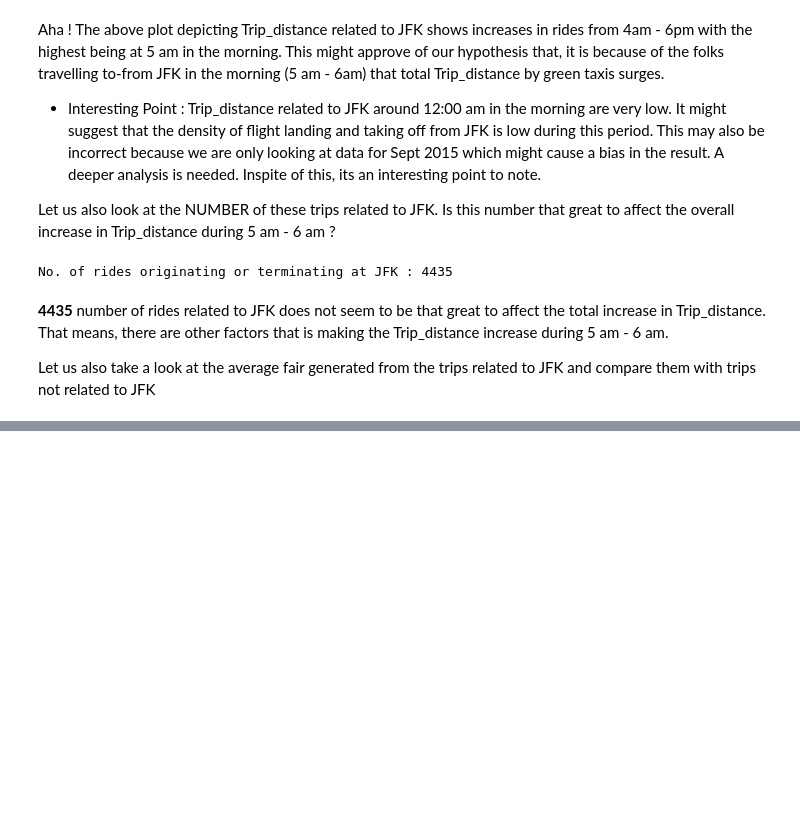
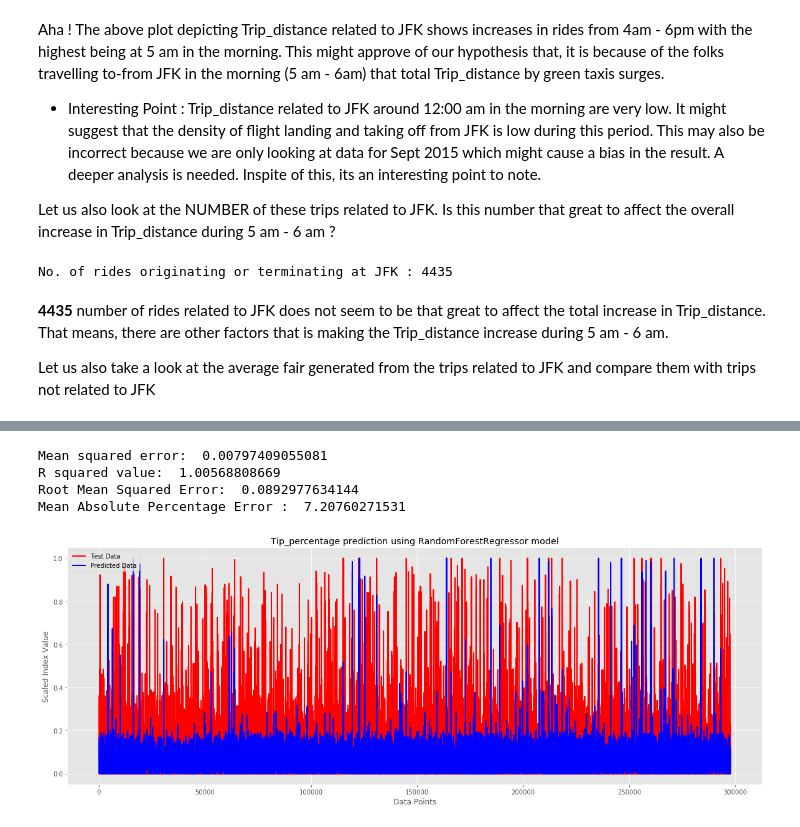
Before and after one commit to saurabhsingh13no/NewYork_GreenTaxis, a Jupyter notebook: notebook/GreenTaxis.ipynb, the cells around one changed output, grey strips where cells are left out. Cells and saved outputs as stored; diff of their text form; code cells hidden in the pictures; blank space fills up the shorter version.

```diff
--- a/notebook/GreenTaxis.ipynb
+++ b/notebook/GreenTaxis.ipynb
@@ -279,0 +516,10 @@ dfAirport['Fare_amount'].sum()/dfNonAirport['Fare_amount'].sum()
+# %%
+# Using RandomForestRegressor model from scikit-learn to predict the Tip_percentage
+rfr = RandomForestRegressor(n_estimators=100)
+(MSE_R, R2_R, RMSE_R, MAPE_R)=runAnalysis(rfr)
+# %% [output]
+Mean squared error:  0.00797409055081
+R squared value:  1.00568808669
+Root Mean Squared Error:  0.0892977634144
+Mean Absolute Percentage Error :  7.20760271531
+[figure, added]
```
Also changed, not shown: parts of 35 cells of this notebook.
